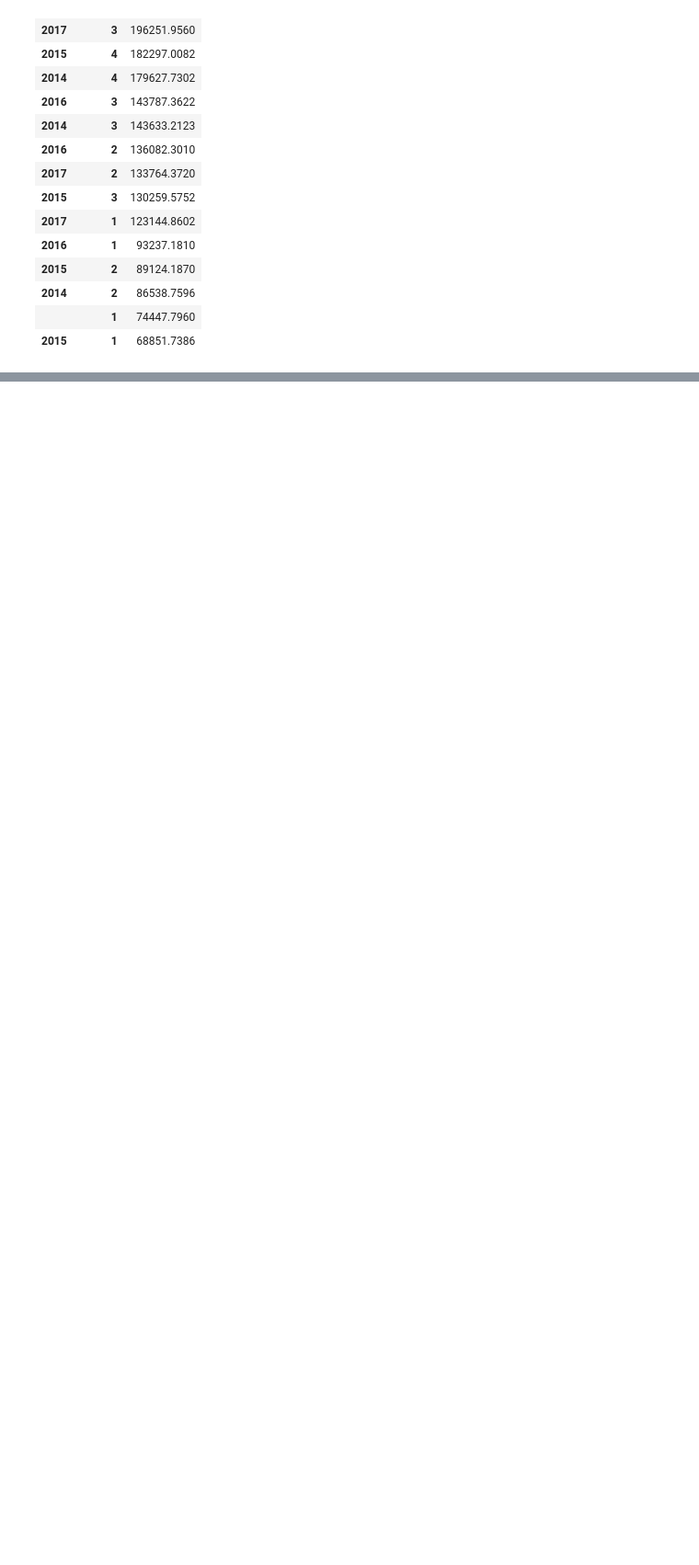
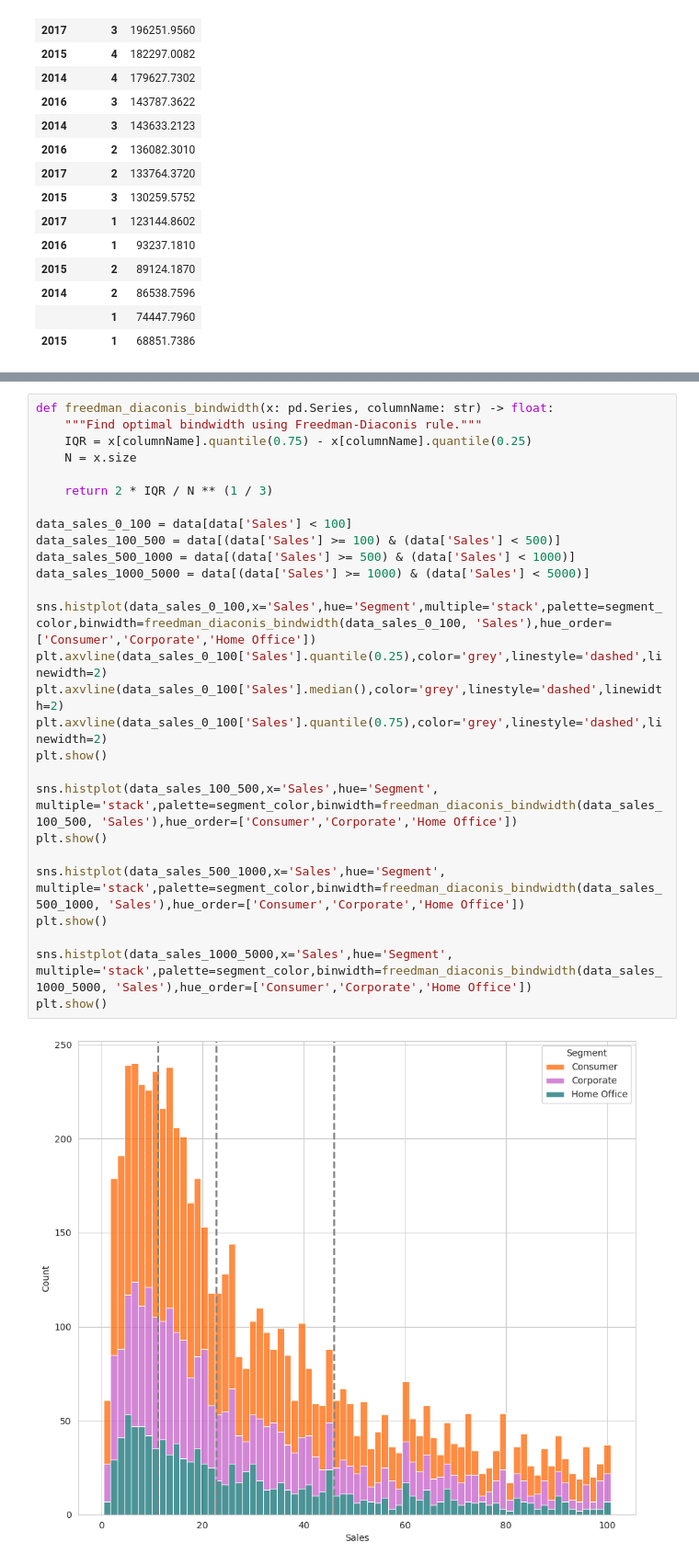
Before and after one commit to alejo-cuello/first-steps-data-science, a Jupyter notebook: code/exploring-series.ipynb, the cells around one changed output, grey strips where cells are left out. Shown: that part at 92% size. Drawn from its saved outputs; the diff is of its cells as text; blank space fills up the shorter version.

```diff
--- a/code/exploring-series.ipynb
+++ b/code/exploring-series.ipynb
@@ -279,0 +319,29 @@ data.groupby(['Year','Quarter']).agg({'Sales': 'sum'}).sort_values(by='Sales',as
+# %%
+def freedman_diaconis_bindwidth(x: pd.Series, columnName: str) -> float:
+    """Find optimal bindwidth using Freedman-Diaconis rule."""
+    IQR = x[columnName].quantile(0.75) - x[columnName].quantile(0.25)
+    N = x.size
+
+    return 2 * IQR / N ** (1 / 3)
+
+data_sales_0_100 = data[data['Sales'] < 100]
+data_sales_100_500 = data[(data['Sales'] >= 100) & (data['Sales'] < 500)]
+data_sales_500_1000 = data[(data['Sales'] >= 500) & (data['Sales'] < 1000)]
+data_sales_1000_5000 = data[(data['Sales'] >= 1000) & (data['Sales'] < 5000)]
+
+sns.histplot(data_sales_0_100,x='Sales',hue='Segment',multiple='stack',palette=segment_color,binwidth=freedman_diaconis_bindwidth(data_sales_0_100, 'Sales'),hue_order=['Consumer','Corporate','Home Office'])
+plt.axvline(data_sales_0_100['Sales'].quantile(0.25),color='grey',linestyle='dashed',linewidth=2)
+plt.axvline(data_sales_0_100['Sales'].median(),color='grey',linestyle='dashed',linewidth=2)
+plt.axvline(data_sales_0_100['Sales'].quantile(0.75),color='grey',linestyle='dashed',linewidth=2)
+plt.show()
+
+sns.histplot(data_sales_100_500,x='Sales',hue='Segment', multiple='stack',palette=segment_color,binwidth=freedman_diaconis_bindwidth(data_sales_100_500, 'Sales'),hue_order=['Consumer','Corporate','Home Office'])
+plt.show()
+
+sns.histplot(data_sales_500_1000,x='Sales',hue='Segment', multiple='stack',palette=segment_color,binwidth=freedman_diaconis_bindwidth(data_sales_500_1000, 'Sales'),hue_order=['Consumer','Corporate','Home Office'])
+plt.show()
+
+sns.histplot(data_sales_1000_5000,x='Sales',hue='Segment', multiple='stack',palette=segment_color,binwidth=freedman_diaconis_bindwidth(data_sales_1000_5000, 'Sales'),hue_order=['Consumer','Corporate','Home Office'])
+plt.show()
+# %% [output]
+[figure, added]
```
Also changed, not shown: parts of 16 cells of this notebook.
